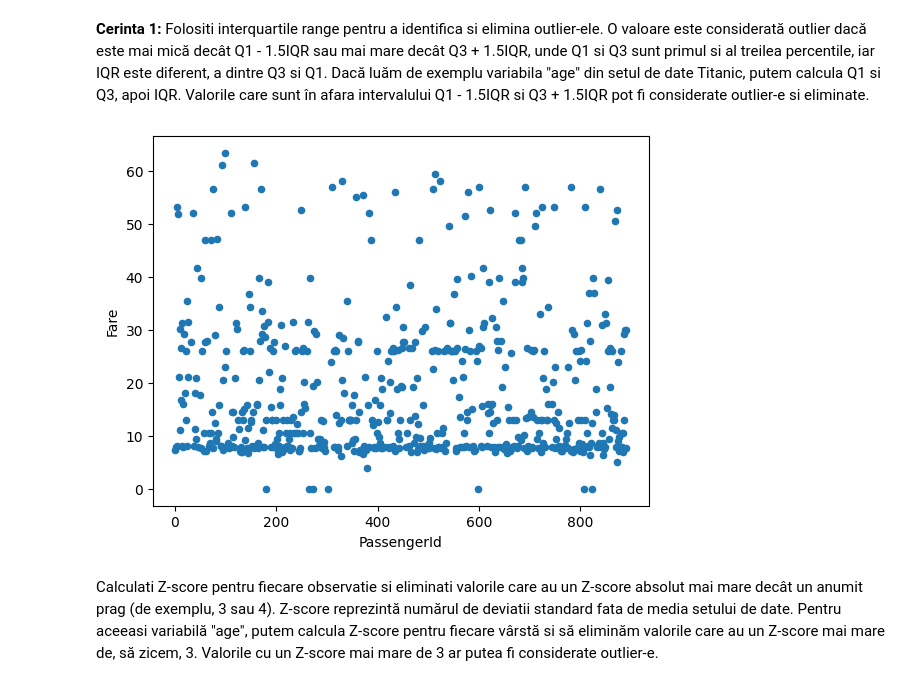
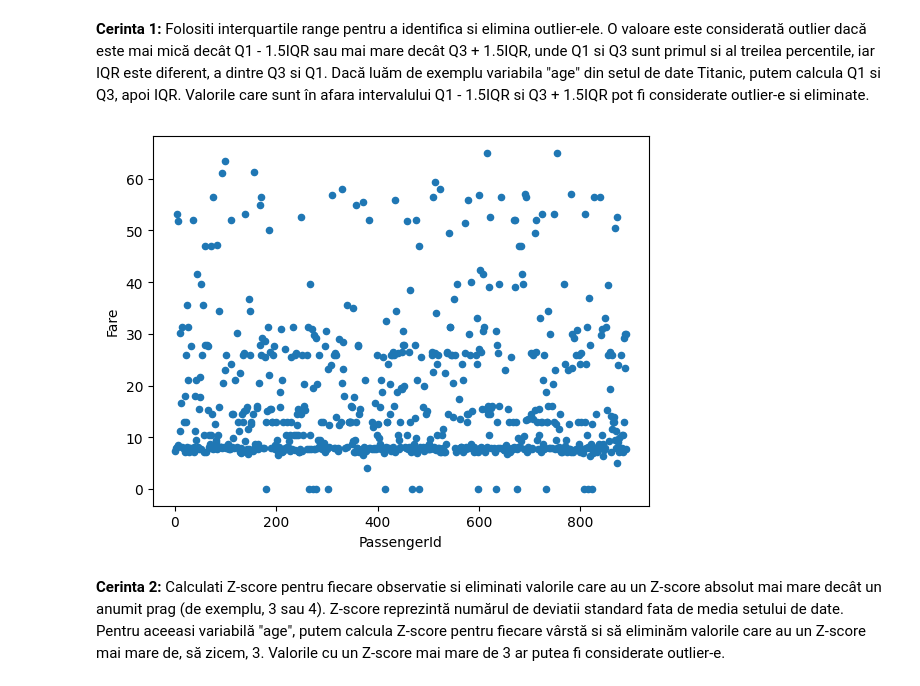
Before and after one commit to alexandrubabacea/Kaggle-Titanic, a Jupyter notebook: PCLP3_Babacea_Alexandru.ipynb, the cells around one changed output. Saved outputs shown, nothing was run; the diff lists cells and outputs as text; code cells hidden in the pictures.

```diff
--- a/PCLP3_Babacea_Alexandru.ipynb
+++ b/PCLP3_Babacea_Alexandru.ipynb
@@ -4,8 +4,19 @@ Afisare date initiale
 import pandas as pd
 import matplotlib.pyplot as plt
 import numpy as np
+import scipy.stats as stats
 
 df = pd.read_csv('train.csv')
-df.plot(kind = 'scatter', x = 'PassengerId', y = 'Age')
+df.plot(kind = 'scatter', x = 'PassengerId', y = 'Fare')
 plt.show()
+
+#pregatirea setului de date
+
+# pentru datele unde nu exista varsta pune media varstelor
+mean_age = np.mean(df['Age'])
+df['Age'].fillna(mean_age, inplace = True)
+
+# pentru datele unde nu exista pret pune media pretului
+mean_fare = np.mean(df['Fare'])
+df['Fare'].fillna(mean_fare, inplace = True)
 # %% [output]
@@ -21,56 +32,47 @@ si eliminate.
 ############################################
             # Outlieri varsta #
 ############################################
-age = df['Age']
-
-# elimina coloanele pentru care nu exita datele legate de varsta
-age = age.dropna()
 
 # calculeaza primul percentile
-ageQ1 = np.percentile(age, 25)
+ageQ1 = np.percentile(df['Age'], 25)
 # calculeaza al treilea percentile
-ageQ3 = np.percentile(age, 75)
+ageQ3 = np.percentile(df['Age'], 75)
 # interquartile range
 ageIQR = ageQ3 - ageQ1
 
 # valoarea sub care se afla outlieri
 ageMinValue = ageQ1 - 1.5*ageIQR
 # valoarea peste care se afla outlieri
 ageMaxValue = ageQ3 + 1.5*ageIQR
 
 # eliminare outlieri
-df_filtrat_varsta = df[(df['Age'] >= ageMinValue) & (df['Age'] <= ageMaxValue)]
+df_age_iqr = df[(df['Age'] >= ageMinValue) & (df['Age'] <= ageMaxValue)]
 
 ############################################
             # Outlieri pret #
 ############################################
 
-fare = df_filtrat_varsta['Fare']
-
-# elimina coloanele pentru care nu exita datele legate de varsta
-fare = fare.dropna()
-
 # calculeaza primul percentile
-fareQ1 = np.percentile(age, 25)
+fareQ1 = np.percentile(df['Fare'], 25)
 # calculeaza al treilea percentile
-fareQ3 = np.percentile(age, 75)
+fareQ3 = np.percentile(df['Fare'], 75)
 # interquartile range
 fareIQR = fareQ3 - fareQ1
 
 # valoarea sub care se afla outlieri
 fareMinValue = fareQ1 - 1.5*fareIQR
 # valoarea peste care se afla outlieri
 fareMaxValue = fareQ3 + 1.5*fareIQR
 
 # eliminare outlieri
-df_filtrat_pret = df_filtrat_varsta[(df_filtrat_varsta['Fare'] >= fareMinValue) & (df_filtrat_varsta['Fare'] <= fareMaxValue)]
+df_fare_iqr = df_age_iqr[(df_age_iqr['Fare'] >= fareMinValue) & (df_age_iqr['Fare'] <= fareMaxValue)]
 
 #grafic cu valori eliminate
-df_filtrat_pret.plot(kind = 'scatter', x = 'PassengerId', y = 'Fare')
+df_fare_iqr.plot(kind = 'scatter', x = 'PassengerId', y = 'Fare')
 plt.show()
 # %% [output]
-[figure, old version]
+[figure, new version]
 # %% [markdown]
-Calculati Z-score pentru fiecare observatie si eliminati valorile care au un Z-score
+**Cerinta 2:** Calculati Z-score pentru fiecare observatie si eliminati valorile care au un Z-score
 absolut mai mare decât un anumit prag (de exemplu, 3 sau 4). Z-score reprezintă numărul de
 deviatii standard fata de media setului de date. Pentru aceeasi variabilă "age", putem calcula Z-score pentru fiecare vârstă si să eliminăm valorile care au un Z-score mai mare de, să zicem, 3. Valorile cu un Z-score mai mare de 3 ar putea fi considerate outlier-e.
```
Also changed, not shown: parts of 2 cells of this notebook.
